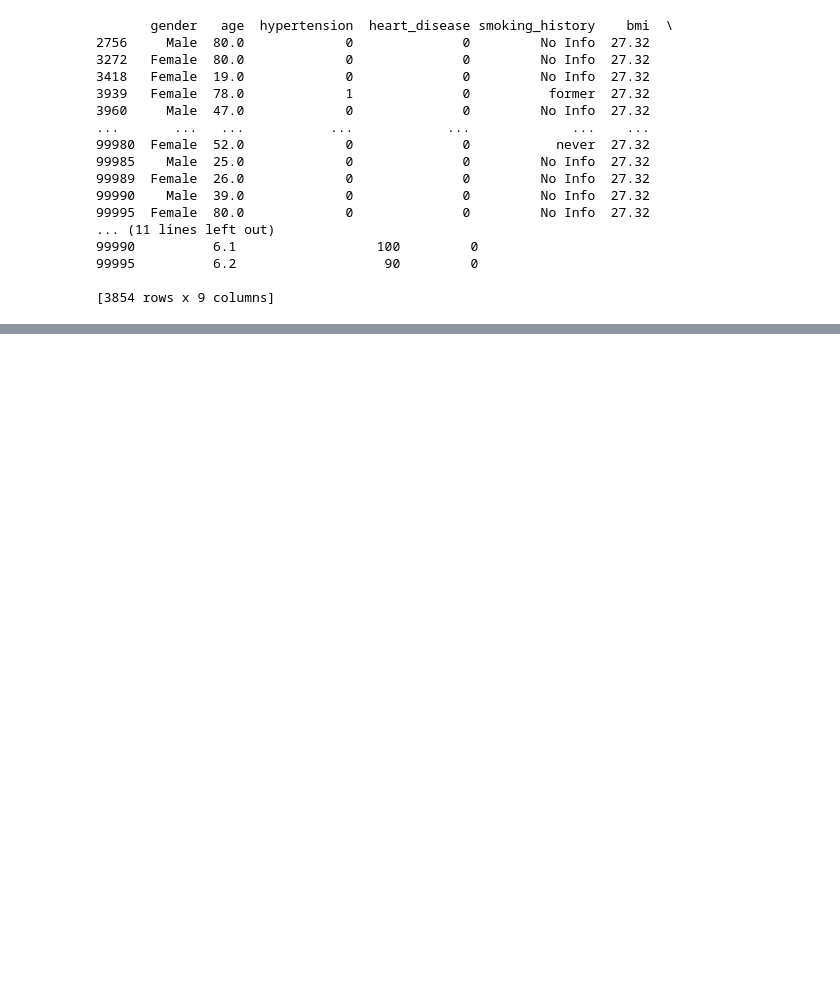
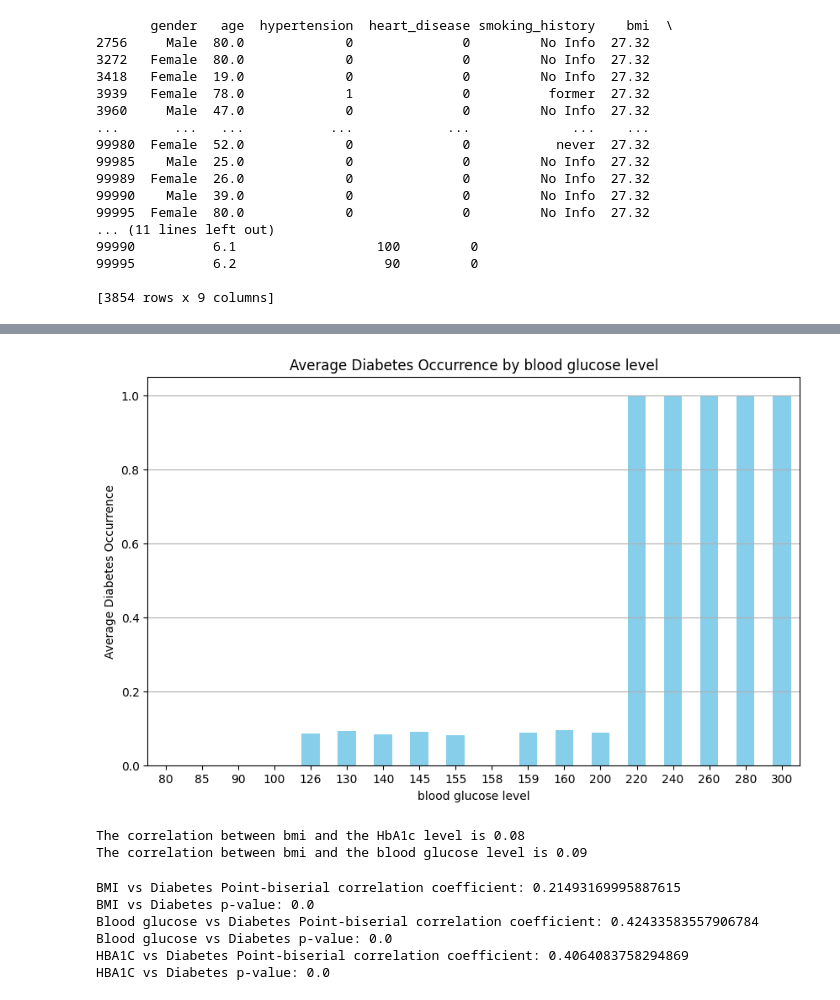
Before and after one commit to paulettepetracco/diabetes_predictive_analysis, a Jupyter notebook: analysis/script.ipynb, the cells around one changed output, grey strips where cells are left out. Drawn from its saved outputs; the diff is of its cells as text; code cells hidden in the pictures; blank space fills up the shorter version.

```diff
--- a/analysis/script.ipynb
+++ b/analysis/script.ipynb
@@ -45,0 +278,67 @@ NameError: name 'data' is not defined
+# %%
+# Group the data by blood glucose level and calculate the average diabetes occurrence for each blood glucose level value
+avg_diabetes_by_blood_glucose = data.groupby('blood_glucose_level')['diabetes'].mean()
+
+# Create a bar plot
+plt.figure(figsize=(10, 6))
+avg_diabetes_by_blood_glucose.plot(kind='bar', color='skyblue')
+
+# Set labels and title
+plt.xlabel('blood glucose level')
+plt.ylabel('Average Diabetes Occurrence')
+plt.title('Average Diabetes Occurrence by blood glucose level')
+
+# Show plot
+plt.grid(axis='y')
+plt.xticks(rotation=0)
+plt.show()
+# %% [output]
+[figure, added]
+# %%
+# Calculate the correlation coefficient for BMI to HbA1c and blood glucose level
+
+bmi = data["bmi"]
+hba1c = data["HbA1c_level"]
+blood_glucose = data["blood_glucose_level"]
+
+correlation_coefficient_bmi_hba1c = st.pearsonr(bmi, hba1c)
+print(f"The correlation between bmi and the HbA1c level is {round(correlation_coefficient_bmi_hba1c[0],2)}")
+
+correlation_coefficient_bmi_blood_glucose = st.pearsonr(bmi, blood_glucose)
+print(f"The correlation between bmi and the blood glucose level is {round(correlation_coefficient_bmi_blood_glucose[0],2)}")
+# %% [output]
+The correlation between bmi and the HbA1c level is 0.08
+The correlation between bmi and the blood glucose level is 0.09
+# %%
+from scipy.stats import pointbiserialr
+
+# Calculate correlation of BMI and diabetes instance
+
+# Extract BMI and diabetes columns
+diabetes = data["diabetes"]
+
+# Calculate the point-biserial correlation coefficient and p-value
+correlation, p_value = pointbiserialr(bmi, diabetes)
+
+# Print the correlation coefficient and p-value
+print("BMI vs Diabetes Point-biserial correlation coefficient:", correlation)
+print("BMI vs Diabetes p-value:", p_value)
+
+# Now for diabetes vs blood glucose
+
+correlation, p_value = pointbiserialr(blood_glucose, diabetes)
+print("Blood glucose vs Diabetes Point-biserial correlation coefficient:", correlation)
+print("Blood glucose vs Diabetes p-value:", p_value)
+
+# Now for diabetes vs HbA1c level
+
+correlation, p_value = pointbiserialr(hba1c, diabetes)
+print("HBA1C vs Diabetes Point-biserial correlation coefficient:", correlation)
+print("HBA1C vs Diabetes p-value:", p_value)
+# %% [output]
+BMI vs Diabetes Point-biserial correlation coefficient: 0.21493169995887615
+BMI vs Diabetes p-value: 0.0
+Blood glucose vs Diabetes Point-biserial correlation coefficient: 0.42433583557906784
+Blood glucose vs Diabetes p-value: 0.0
+HBA1C vs Diabetes Point-biserial correlation coefficient: 0.4064083758294869
+HBA1C vs Diabetes p-value: 0.0
```
Also changed, not shown: parts of 21 cells of this notebook.
